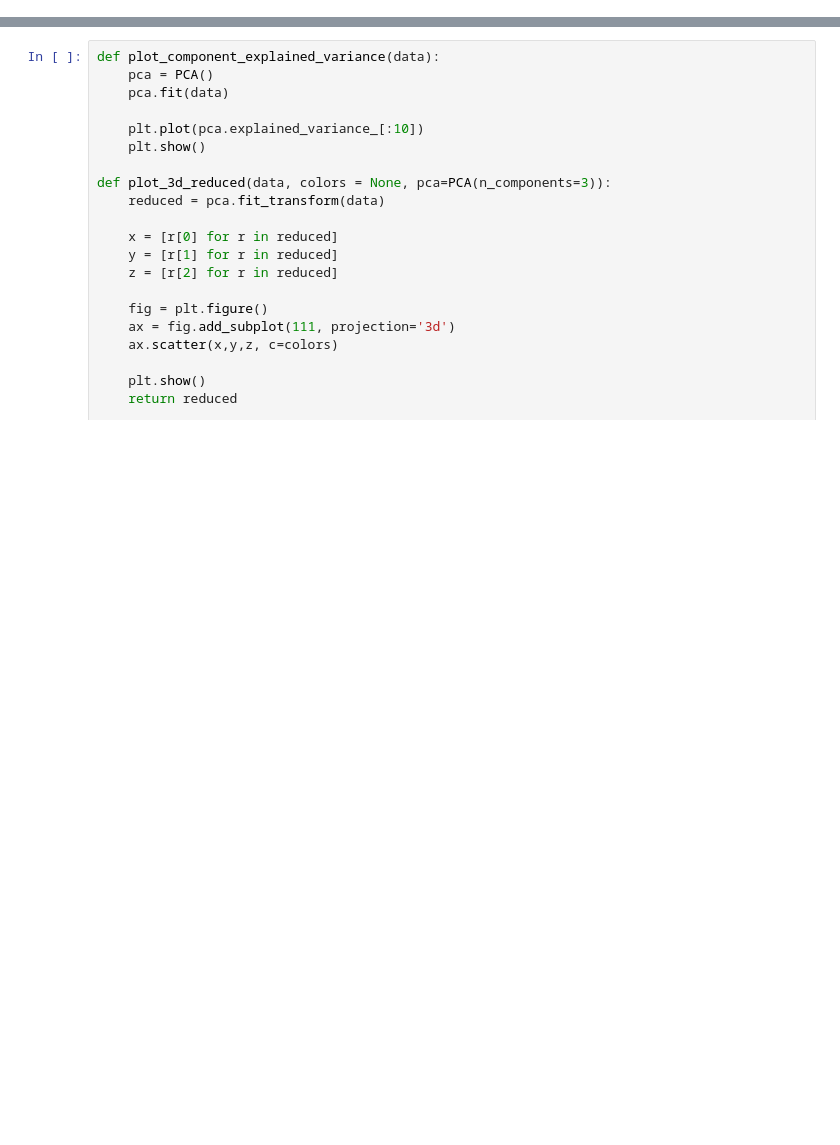
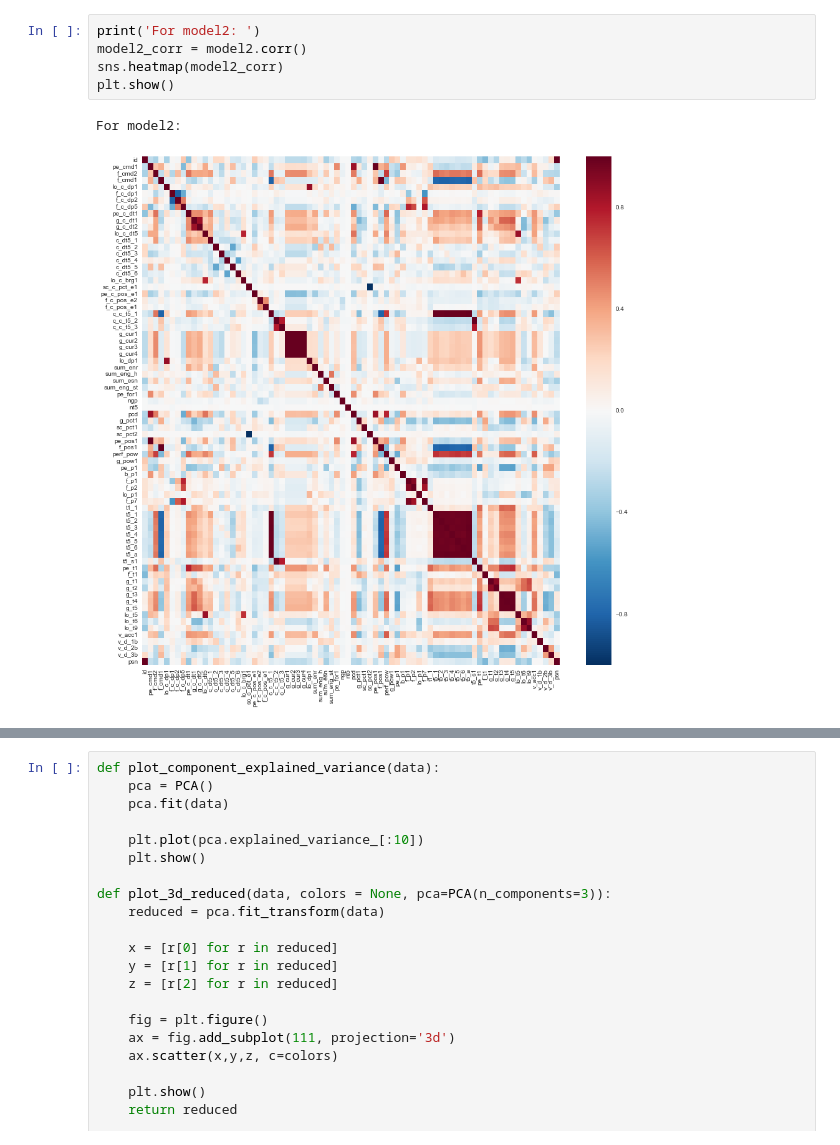
Before and after one commit to j-goldsmith/TurbineTimeSeries.EDA, a Jupyter notebook: src/analysis/Sensor Readings Hourly Data Overview.ipynb, the cells around one changed output, grey strips where cells are left out. Saved outputs shown, nothing was run; the diff lists cells and outputs as text; blank space fills up the shorter version.

```diff
--- a/src/analysis/Sensor Readings Hourly Data Overview.ipynb
+++ b/src/analysis/Sensor Readings Hourly Data Overview.ipynb
@@ -165,0 +213,8 @@ Clean Records: 304500
+# %%
+print('For model2: ')
+model2_corr = model2.corr()
+sns.heatmap(model2_corr)
+plt.show()
+# %% [output]
+For model2:
+[figure, added]
```
Also changed, not shown: parts of 65 cells of this notebook, 2 other files.
